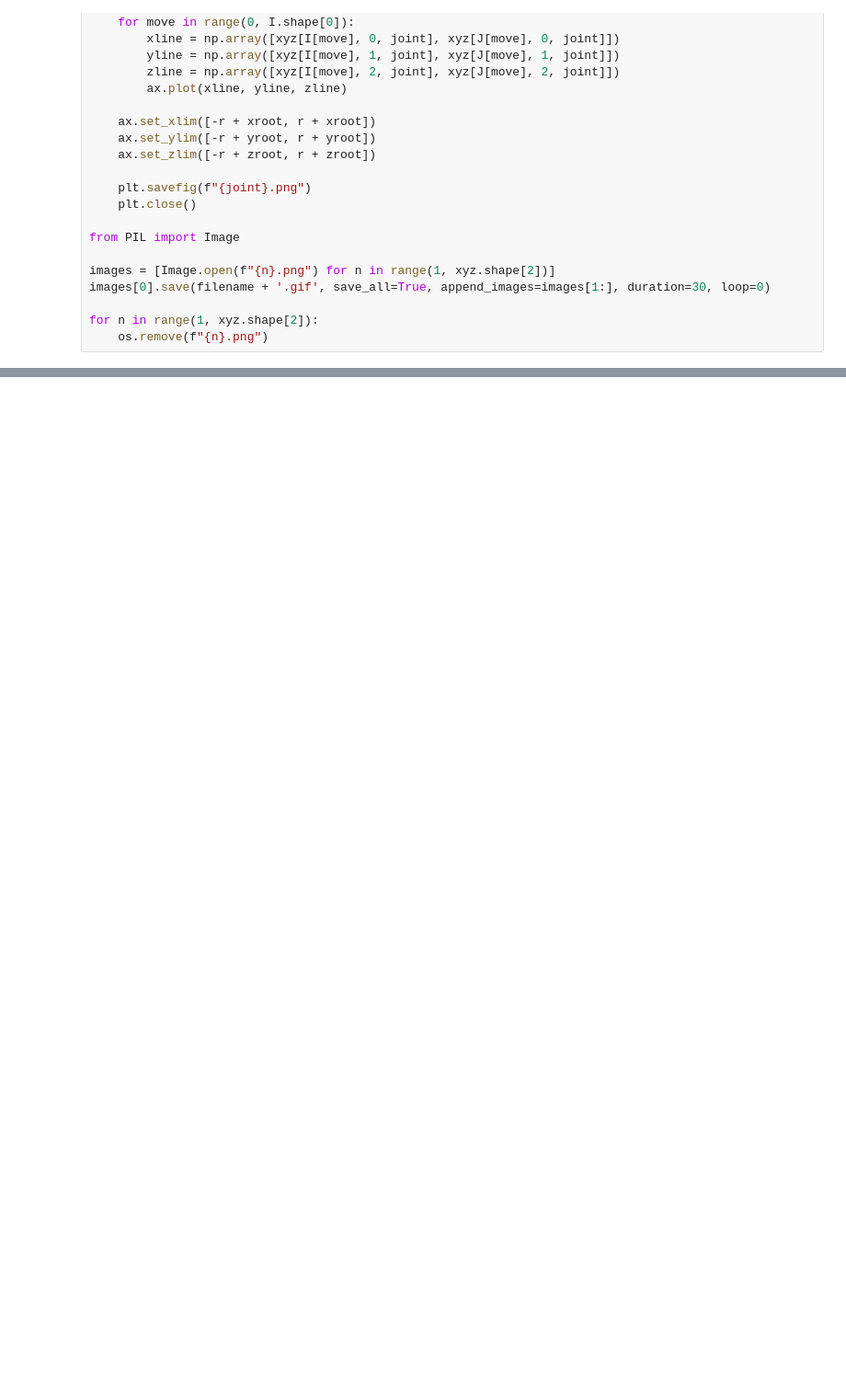
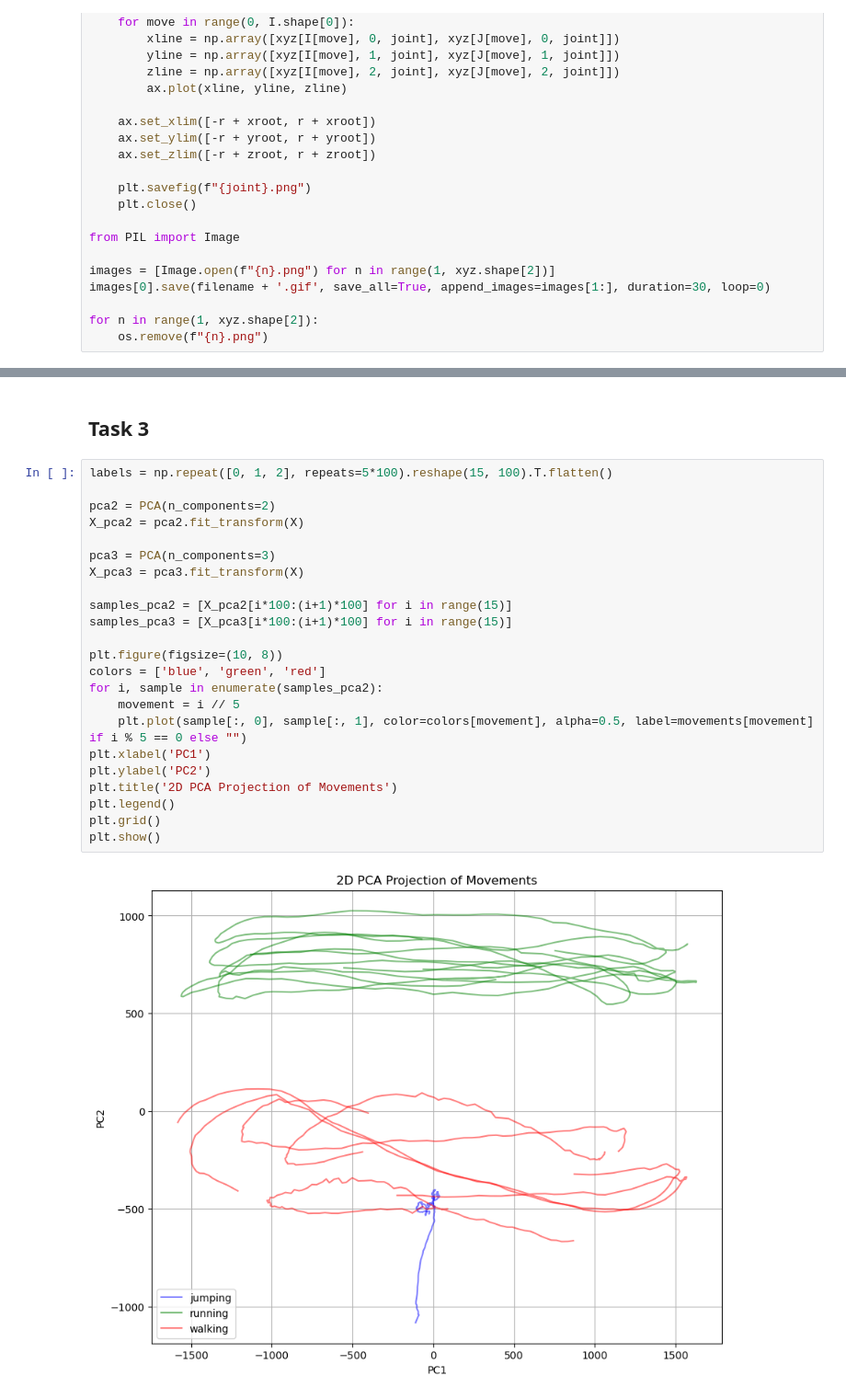
Before and after one commit to Rohan-Pandey1729/AMATH482, a Jupyter notebook: Report 2/Code.ipynb, the cells around one changed output, grey strips where cells are left out. Shown at 92% size. Cells and saved outputs as stored; diff of their text form; blank space fills up the shorter version.

```diff
--- a/Report 2/Code.ipynb
+++ b/Report 2/Code.ipynb
@@ -65,0 +116,27 @@ for n in range(1, xyz.shape[2]):
+# %% [markdown]
+## Task 3
+# %%
+labels = np.repeat([0, 1, 2], repeats=5*100).reshape(15, 100).T.flatten()
+
+pca2 = PCA(n_components=2)
+X_pca2 = pca2.fit_transform(X)
+
+pca3 = PCA(n_components=3)
+X_pca3 = pca3.fit_transform(X)
+
+samples_pca2 = [X_pca2[i*100:(i+1)*100] for i in range(15)]
+samples_pca3 = [X_pca3[i*100:(i+1)*100] for i in range(15)]
+
+plt.figure(figsize=(10, 8))
+colors = ['blue', 'green', 'red']
+for i, sample in enumerate(samples_pca2):
+    movement = i // 5
+    plt.plot(sample[:, 0], sample[:, 1], color=colors[movement], alpha=0.5, label=movements[movement] if i % 5 == 0 else "")
+plt.xlabel('PC1')
+plt.ylabel('PC2')
+plt.title('2D PCA Projection of Movements')
+plt.legend()
+plt.grid()
+plt.show()
+# %% [output]
+[figure, added]
```
Also changed, not shown: parts of 4 cells of this notebook.
